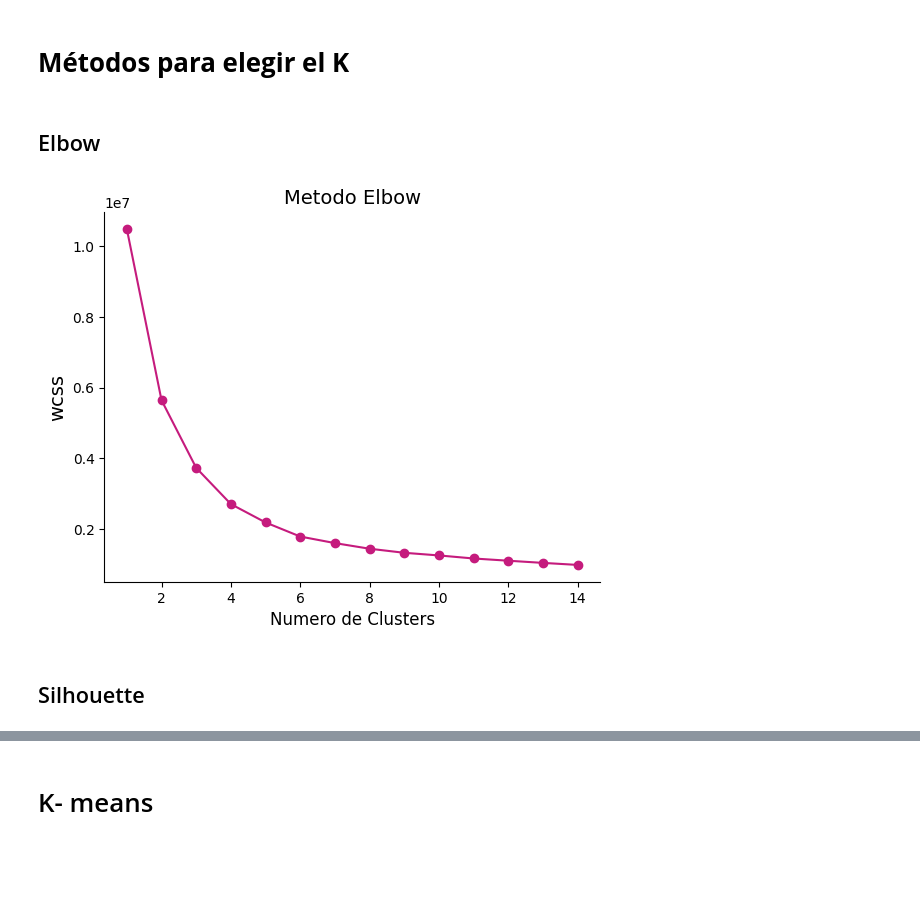
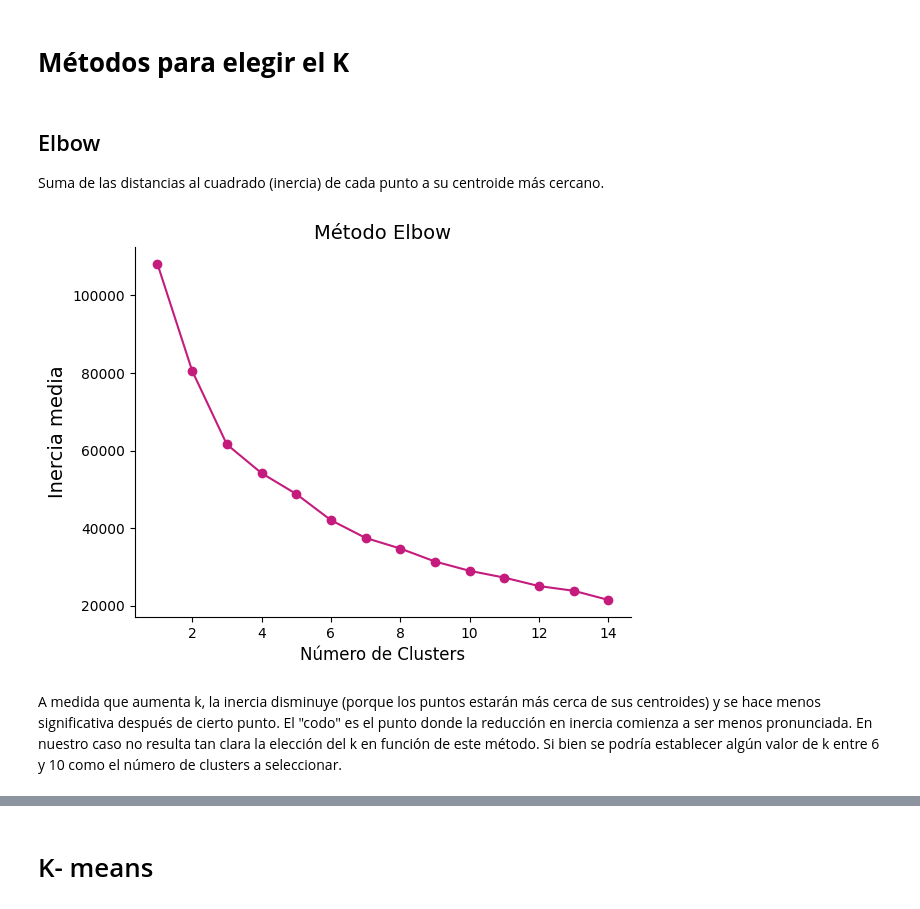
Before and after one commit to MariaGabriela87/Data-science, a Jupyter notebook: Linea_144_cuarta_entrega.ipynb, the cells around one changed output, grey strips where cells are left out. Saved outputs shown, nothing was run; the diff lists cells and outputs as text; code cells hidden in the pictures; blank space fills up the shorter version.

```diff
--- a/Linea_144_cuarta_entrega.ipynb
+++ b/Linea_144_cuarta_entrega.ipynb
@@ -35,0 +42,4 @@ Mounted at /content/drive
+# %%
+from google.colab import drive
+drive.mount('/content/drive')
+df_normalizado = pd.read_csv('/content/drive/MyDrive/Data Science/df_normalizado.csv')
@@ -62,9 +112,10 @@ dtype: float64
 # %%
-X = df_final.values
+X = df_normalizado.values
 # %% [markdown]
 # **Métodos para elegir el K**
-# %% [markdown]
-## Elbow
+# %% [markdown]
+## Elbow
+Suma de las distancias al cuadrado (inercia) de cada punto a su centroide más cercano.
 # %%
 wcss = []
 for i in range(1, 15):
@@ -74,12 +125,12 @@ for i in range(1, 15):
 # %%
 plt.plot(range(1, 15), wcss, c="#c51b7d", marker='o')
 plt.gca().spines["top"].set_visible(False)
 plt.gca().spines["right"].set_visible(False)
-plt.title('Metodo Elbow', size=14)
-plt.xlabel('Numero de Clusters', size=12)
+plt.title('Método Elbow', size=14)
+plt.xlabel('Número de Clusters', size=12)
 plt.ylabel('Inercia media', size=14)
 plt.show()
 # %% [output]
-[figure, old version]
+[figure, new version]
-# %% [markdown]
-## Silhouette
+# %% [markdown]
+A medida que aumenta k, la inercia disminuye (porque los puntos estarán más cerca de sus centroides) y se hace menos significativa después de cierto punto. El "codo" es el punto donde la reducción en inercia comienza a ser menos pronunciada. En nuestro caso no resulta tan clara la elección del k en función de este método. Si bien se podría establecer algún valor de k entre 6 y 10 como el número de clusters a seleccionar.
```
Also changed, not shown: parts of 69 cells of this notebook.
